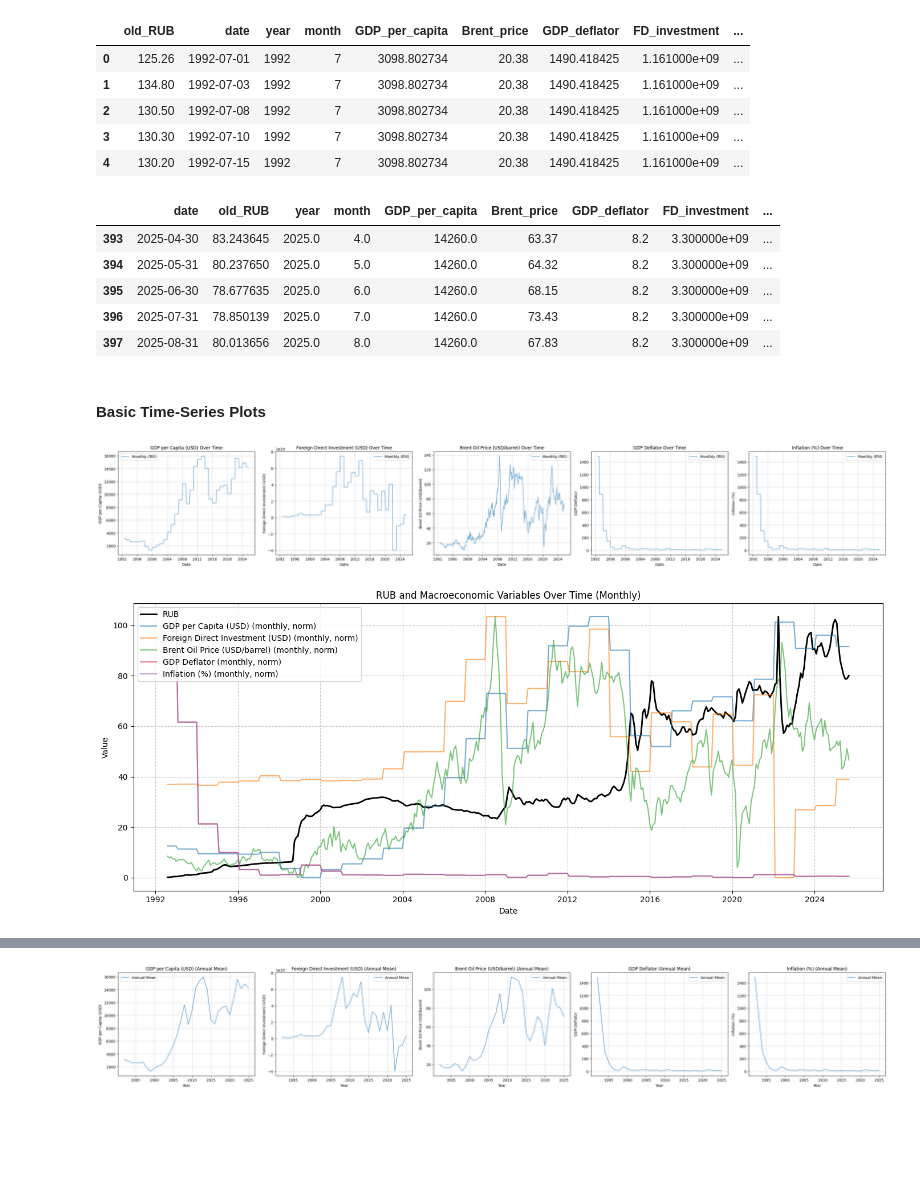
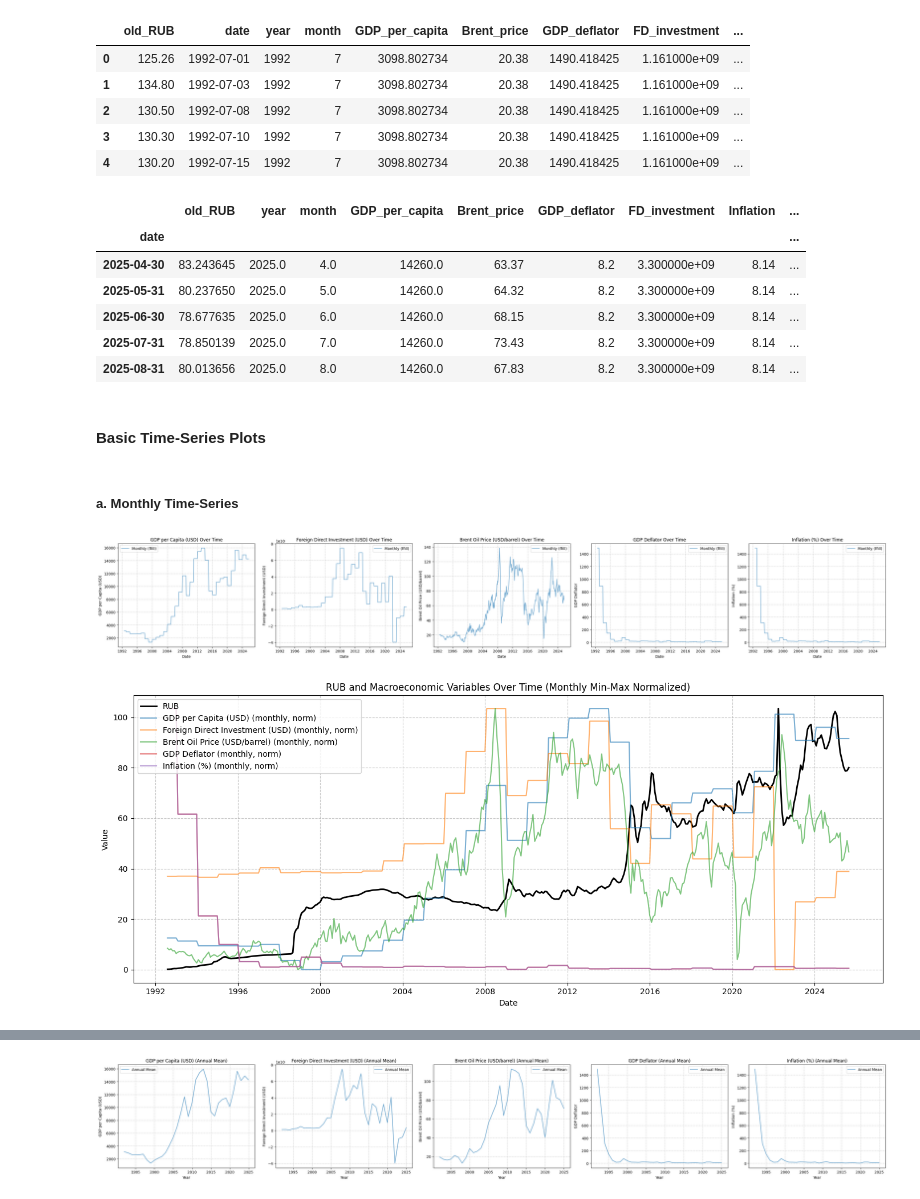
Before and after one commit to ZlataSparrow/Ruble_Volatility_Prediction, a Jupyter notebook: notebook/02_Exploratory_Data_Analysis.ipynb, the cells around one changed output, grey strips where cells are left out. Saved outputs shown, nothing was run; the diff lists cells and outputs as text; code cells hidden in the pictures; blank space fills up the shorter version.

```diff
--- a/notebook/02_Exploratory_Data_Analysis.ipynb
+++ b/notebook/02_Exploratory_Data_Analysis.ipynb
@@ -511,20 +513,29 @@ data.head()
 # %%
 data['date'] = pd.to_datetime(data['date'])
 
-data_monthly = data.set_index('date').resample('M').agg(lambda x: x.mean() if pd.api.types.is_numeric_dtype(x) else x.iloc[-1]).reset_index()
+data_monthly = (
+    data
+    .set_index('date')
+    .sort_index()  # ✅ ensure dates are in chronological order
+    .resample('M')
+    .agg(lambda x: x.mean() if pd.api.types.is_numeric_dtype(x) else x.iloc[-1])
+)
 
 # Save the monthly-aggregated data for further analysis
 data_monthly.to_csv("/Users/zlatavorobeva/Documents/GitHub/Ruble_Volatility_Prediction2/data/Full_Ruble_Monthly_Data.csv", index=False)
 data_monthly.tail()
 # %% [output]
-|  | date | old_RUB | year | month | GDP_per_capita | Brent_price | GDP_deflator | FD_investment | ... |
-| 393 | 2025-04-30 | 83.243645 | 2025.0 | 4.0 | 14260.0 | 63.37 | 8.2 | 3.300000e+09 | ... |
-| 394 | 2025-05-31 | 80.237650 | 2025.0 | 5.0 | 14260.0 | 64.32 | 8.2 | 3.300000e+09 | ... |
-| 395 | 2025-06-30 | 78.677635 | 2025.0 | 6.0 | 14260.0 | 68.15 | 8.2 | 3.300000e+09 | ... |
-| 396 | 2025-07-31 | 78.850139 | 2025.0 | 7.0 | 14260.0 | 73.43 | 8.2 | 3.300000e+09 | ... |
-| 397 | 2025-08-31 | 80.013656 | 2025.0 | 8.0 | 14260.0 | 67.83 | 8.2 | 3.300000e+09 | ... |
+|  | old_RUB | year | month | GDP_per_capita | Brent_price | GDP_deflator | FD_investment | Inflation | ... |
+| date |  |  |  |  |  |  |  |  | ... |
+| 2025-04-30 | 83.243645 | 2025.0 | 4.0 | 14260.0 | 63.37 | 8.2 | 3.300000e+09 | 8.14 | ... |
+| 2025-05-31 | 80.237650 | 2025.0 | 5.0 | 14260.0 | 64.32 | 8.2 | 3.300000e+09 | 8.14 | ... |
+| 2025-06-30 | 78.677635 | 2025.0 | 6.0 | 14260.0 | 68.15 | 8.2 | 3.300000e+09 | 8.14 | ... |
+| 2025-07-31 | 78.850139 | 2025.0 | 7.0 | 14260.0 | 73.43 | 8.2 | 3.300000e+09 | 8.14 | ... |
+| 2025-08-31 | 80.013656 | 2025.0 | 8.0 | 14260.0 | 67.83 | 8.2 | 3.300000e+09 | 8.14 | ... |
 # %% [markdown]
 #### Basic Time-Series Plots
+# %% [markdown]
+##### a. Monthly Time-Series
 # %%
 # adding Macro Metrcis for plots
 
@@ -536,37 +547,37 @@ macro_vars = [
     ("Inflation", "Inflation (%)"),
 ]
 # %%
+# index = DatetimeIndex
 n_vars = len(macro_vars)
 fig, axes = plt.subplots(1, n_vars, figsize=(6 * n_vars, 5), sharex=True)
 if n_vars == 1:
     axes = [axes]
 for ax, (var, label) in zip(axes, macro_vars):
-    # Plot only monthly-resampled (forward-filled) series
-    ax.plot(data_monthly["date"], data_monthly[var], label="Monthly (ffill)", color="tab:blue", alpha=0.6)
+    ax.plot(data_monthly.index, data_monthly[var], label="Monthly (ffill)", color="tab:blue", alpha=0.6)
     ax.set_xlabel("Date")
     ax.set_ylabel(label)
     ax.set_title(f"{label} Over Time")
     ax.grid(True, linestyle="--", alpha=0.7)
     ax.legend()
 plt.tight_layout()
 plt.show()
 
 
 plt.figure(figsize=(14, 6))
-plt.plot(data_monthly["date"], data_monthly["RUB"], label="RUB", color="black", linewidth=2)
+plt.plot(data_monthly.index, data_monthly["RUB"], label="RUB", color="black", linewidth=2)
 
 for var, label in macro_vars:
-    # normalize for monthly
+    # normalize the variables to visually compare their trends on the same plot
     norm_monthly = (data_monthly[var] - data_monthly[var].min()) / (data_monthly[var].max() - data_monthly[var].min())
-    plt.plot(data_monthly["date"], norm_monthly * data_monthly["RUB"].max(), label=f"{label} (monthly, norm)", alpha=0.6)
+    plt.plot(data_monthly.index, norm_monthly * data_monthly["RUB"].max(), label=f"{label} (monthly, norm)", alpha=0.6)
 
 plt.xlabel("Date")
 plt.ylabel("Value")
-plt.title("RUB and Macroeconomic Variables Over Time (Monthly)")
+plt.title("RUB and Macroeconomic Variables Over Time (Monthly Min-Max Normalized)")
 plt.legend()
 plt.grid(True, linestyle="--", alpha=0.7)
 plt.tight_layout()
 plt.show()
 # %% [output]
 [figure]
-[figure, old version]
+[figure, new version]
```
Also changed, not shown: parts of 17 cells of this notebook, 2 other files.
